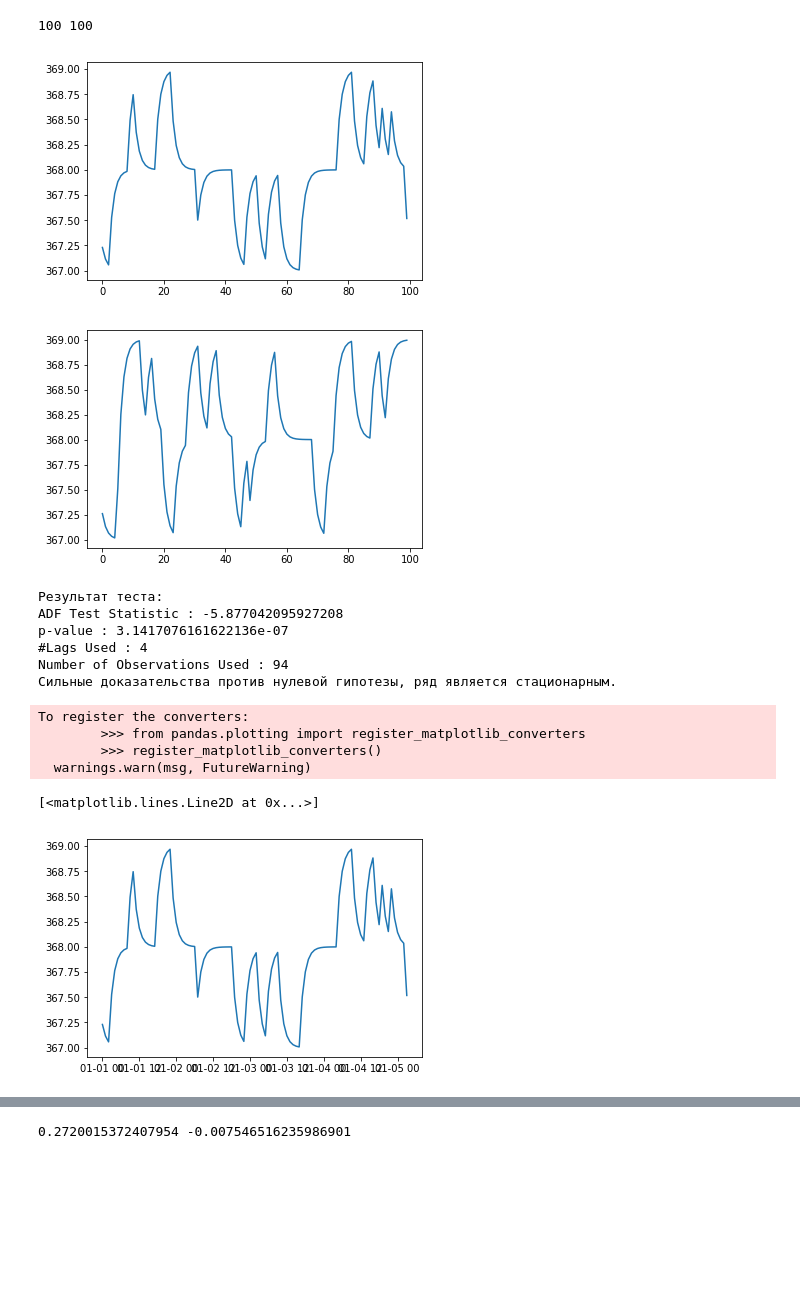
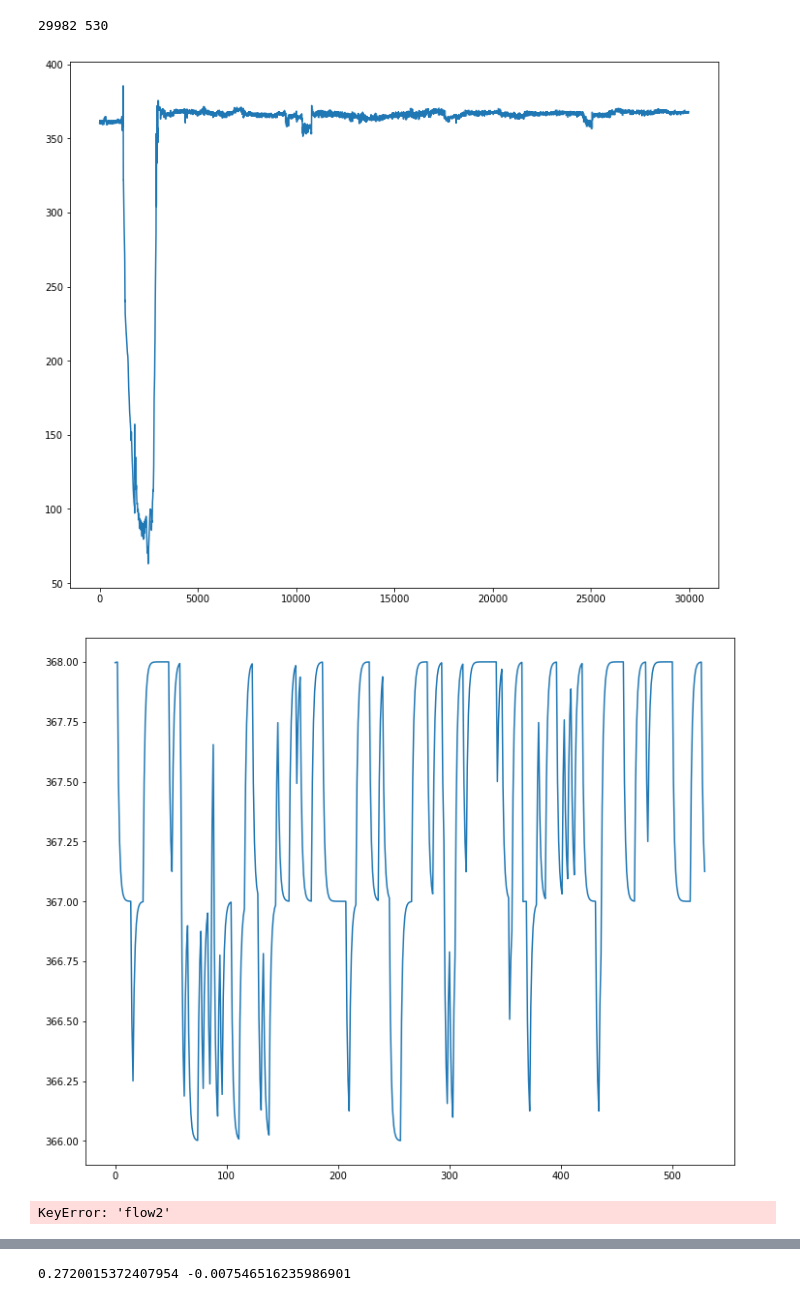
Before and after one commit to A101110/models, a Jupyter notebook: Pred_for_single_value.ipynb, the cells around one changed output, grey strips where cells are left out. Drawn from its saved outputs; the diff is of its cells as text; code cells hidden in the pictures; blank space fills up the shorter version.

```diff
--- a/Pred_for_single_value.ipynb
+++ b/Pred_for_single_value.ipynb
@@ -27,6 +49,7 @@ warnings.simplefilter('ignore', ConvergenceWarning)
 # %%
 wb1 = openpyxl.load_workbook(r"data_sheets\Книга1.xlsx")
 sheet = wb1['Лист4']
+rcParams['figure.figsize'] = 12, 10
 # %%
 def df_test(frame_col):
     print('Результат теста:')
@@ -44,50 +67,42 @@ def df_test(frame_col):
 # %%
 start = datetime.datetime.now()
 timer_train = []
 timer_test = []
 batch_train = []
 batch_test = []
-n = 4000
-border = 4100
-num = 4200
+n = 18
+border = 30000
+num = 30530
 for i in range (0, border-n):
-    timer_train.append(pd.to_datetime((sheet.cell(row = i+n, column = 8).value)))
+    timer_train.append(pd.to_datetime((sheet.cell(row = i+n, column = 3).value)))
+    batch_train.append(float(sheet.cell(row = i+n, column = 2).value))
+    batch_train.append(float(sheet.cell(row = i+n, column = 2).value))
     batch_train.append(float(sheet.cell(row = i+n, column = 2).value))
 for j in range (border-n, num-n):
-    timer_test.append(pd.to_datetime((sheet.cell(row = i+n, column = 8).value)))
+    timer_test.append(pd.to_datetime((sheet.cell(row = i+n, column = 3).value)))
     batch_test.append(float(sheet.cell(row = j+n, column = 2).value))
 print(len(batch_train), len(batch_test))
 plt.plot(batch_train)
 plt.show()
 plt.plot(batch_test)
 plt.show()
 # %% [output]
-100 100
+29982 530
-[figure, old version]
+[figure, new version]
-[figure, old version]
+[figure, new version]
 # %%
 df1 =  pd.DataFrame(columns = ["flow1", "time"])
 df1.time = timer_train
 df1.flow1 = batch_train
+print(df_test(df1['flow1']))
 df1_diff = df1.diff().dropna()
-while(df_test(df1_diff['flow1']) != True):
+while(df_test(df1_diff['flow2']) != True):
     df1_diff = df1_diff.diff().dropna()
-df1.index = pd.date_range(start='2024-01-01 00:00:00', periods = len(df1['flow1']), freq='h')
-df1_diff.index = pd.date_range(start='2024-01-01 00:00:00', periods = len(df1_diff['flow1']), freq='h')
+df1.index = pd.date_range(start='2024-02-01 00:00:00', periods = len(df1['flow1']), freq='min')
+df1_diff.index = pd.date_range(start='2024-02-01 00:00:00', periods = len(df1_diff['flow1']), freq='min')
 plt.plot(df1['flow1'])
 # %% [output]
-Результат теста:
-ADF Test Statistic : -5.877042095927208
-p-value : 3.1417076161622136e-07
-#Lags Used : 4
-Number of Observations Used : 94
-Сильные доказательства против нулевой гипотезы, ряд является стационарным.
+KeyError: 'flow2'
-To register the converters:
-        >>> from pandas.plotting import register_matplotlib_converters
-        >>> register_matplotlib_converters()
-  warnings.warn(msg, FutureWarning)
-[<matplotlib.lines.Line2D at 0x...>]
-[figure, removed]
 # %%
 df2 =  pd.DataFrame(columns = ["flow1", "time"])
 df2.time = timer_test
```
Also changed, not shown: parts of 7 cells of this notebook, 3 other files.
